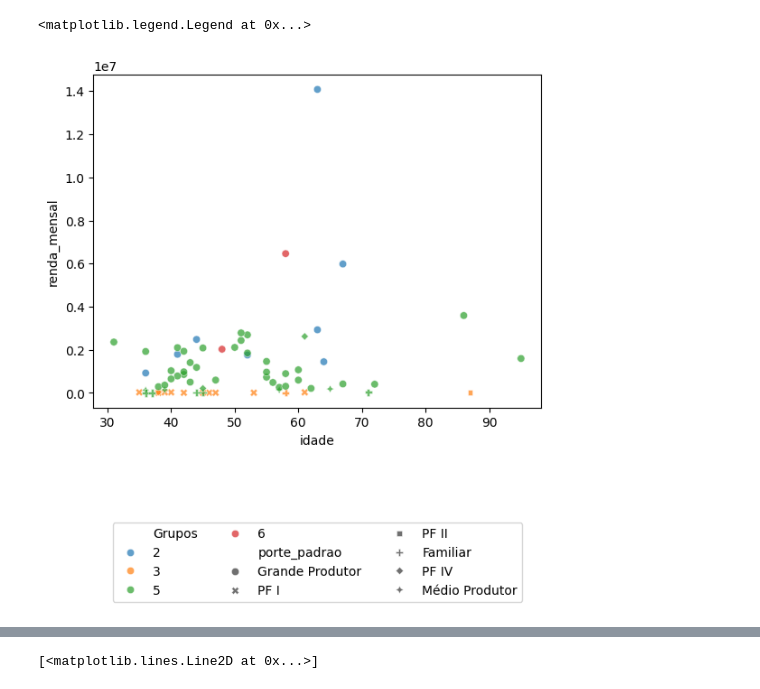
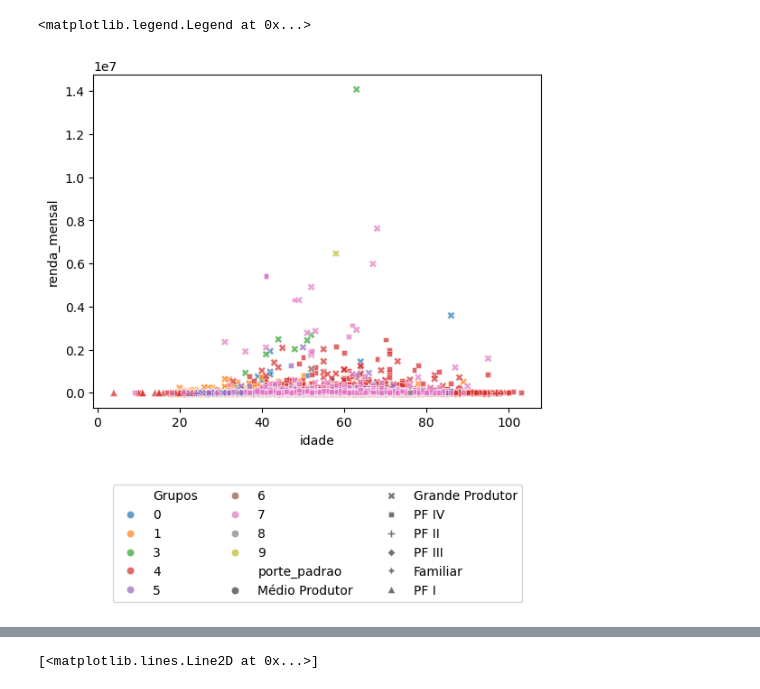
Before and after one commit to cowvin0/seg, a Jupyter notebook: segmentacao.ipynb, the cells around one changed output, grey strips where cells are left out. Saved outputs shown, nothing was run; the diff lists cells and outputs as text; code cells hidden in the pictures.

```diff
--- a/segmentacao.ipynb
+++ b/segmentacao.ipynb
@@ -69,14 +70,14 @@ df = pd.read_csv(
         qt_investimento_media=lambda x: x.loc[:, [
             'qt_fundos', 'qt_lci', 'qt_lca',
             'qt_dep_a_prazo']].mean(axis=1),
-        alavancagem=lambda x: x.sld_cred_scr_2m / x.renda_mensal,
+        #alavancagem=lambda x: x.sld_cred_scr_2m / x.renda_mensal,
         flg_sexo=lambda x: [
             'PJ' if x.segmento.loc[i] == "PJ"
             else x.flg_sexo.loc[i]
             for i in range(x.shape[0])
         ],
     )\
-    .query('(status_associado == "ATIVO") and (renda_mensal >= 0)')\
+    .query('(status_associado == "ATIVO") and ~renda_mensal.isna()')\
     .drop(
         columns=[
             'sld_cred_scr_180_2m', 'sld_cred_sicredi_sas_2m',
@@ -89,7 +90,6 @@ df = pd.read_csv(
     )\
     .dropna(subset=['idade'])\
     .reset_index(drop=True)
-    #.query('(status_associado == "ATIVO") and (segmento != "PJ")')\
 
 df = df\
     .astype(
@@ -117,8 +117,3 @@ df.loc[df.renda_mensal.isna(), 'renda_mensal'] = df\
     .groupby('desc_cbo')\
     .renda_mensal\
     .transform('median')
-
-df = df\
-    .assign(
-        momentos=lambda x: x.apply(moments, axis=1)
-    )
@@ -139,4 +132,6 @@ df['renda_mensal'] = df_impute_knn.renda_mensal
 df = df\
     .assign(
         momentos=lambda x: x.apply(moments, axis=1)
-    )
+    )\
+    .query('desc_cbo != "Diretor de produção e operações em empresa pesqueira"')\
+    .reset_index(drop=True)
@@ -148,19 +141,20 @@ df_cluster = df\
         'idade', 'renda_mensal',
         'tempo_assoc', 'score_principalidade',
         'isa', 'sld_previdencia',
-        'qt_investimento_media', 'alavancagem',
-        'sld_inad_ca_0'
+        'qt_investimento_media',
+        #'alavancagem',
+        'sld_inad_ca_0', 'sld_cred_scr_2m'
         ] +
         df.columns[df.columns.str.startswith('sld_seg')].tolist() +
         df.columns[df.columns.str.startswith('sld_cred')].tolist() +
         df.columns[df.columns.str.startswith('mc_') & ~df.columns.isin([
             'mc_assoc', 'mc_assoc_6_meses', 'mc_total'
-        ])].tolist() #+
-        #df.filter(like='vlr_prej').columns.tolist() +
+        ])].tolist() +
+        df.filter(like='vlr_prej').columns.tolist() #+
         #df.filter(like='vlr_prov').columns.tolist()
-    ]\
-    .fillna(0)
+    ]
 df_cluster_columns = df_cluster.columns.tolist()
+df_cluster = StandardScaler().fit_transform(df_cluster)
 # %%
 class Inertia:
     def __init__(self, data, cluster_columns=None, set_groups=20):
@@ -226,8 +220,8 @@ Number of elements assigned to each cluster: [158616     35      9    324      2
 # %%
 kmeans = KMeans(
-    n_clusters=9,
+    n_clusters=10,
     tol=1e-16,
-    random_state=18
+    random_state=31
     ).fit(df_cluster)
 # %%
 df = df.assign(
@@ -238,18 +285,17 @@ df = df.assign(
 # %%
 sns.scatterplot(
     data=df\
-        .query('Grupos not in ["0", "8", "7", "4", "1"]')\
+        .query('Grupos not in ["2"]')\
         .assign(
-            #renda_mensal=lambda x: np.log1p(x.renda_mensal),
             vlr_prej_cred_comercial=lambda x: np.log1p(x.vlr_prej_cred_comercial)
         ),
     x='idade',
     y='renda_mensal',
     style='porte_padrao',
     hue='Grupos',
     alpha=.7
 )
 plt.legend(loc='lower center', bbox_to_anchor=(0.5, -0.6), ncol=3)
 # %% [output]
 <matplotlib.legend.Legend at 0x...>
-[figure, old version]
+[figure, new version]
```
Also changed, not shown: parts of 10 cells of this notebook.
